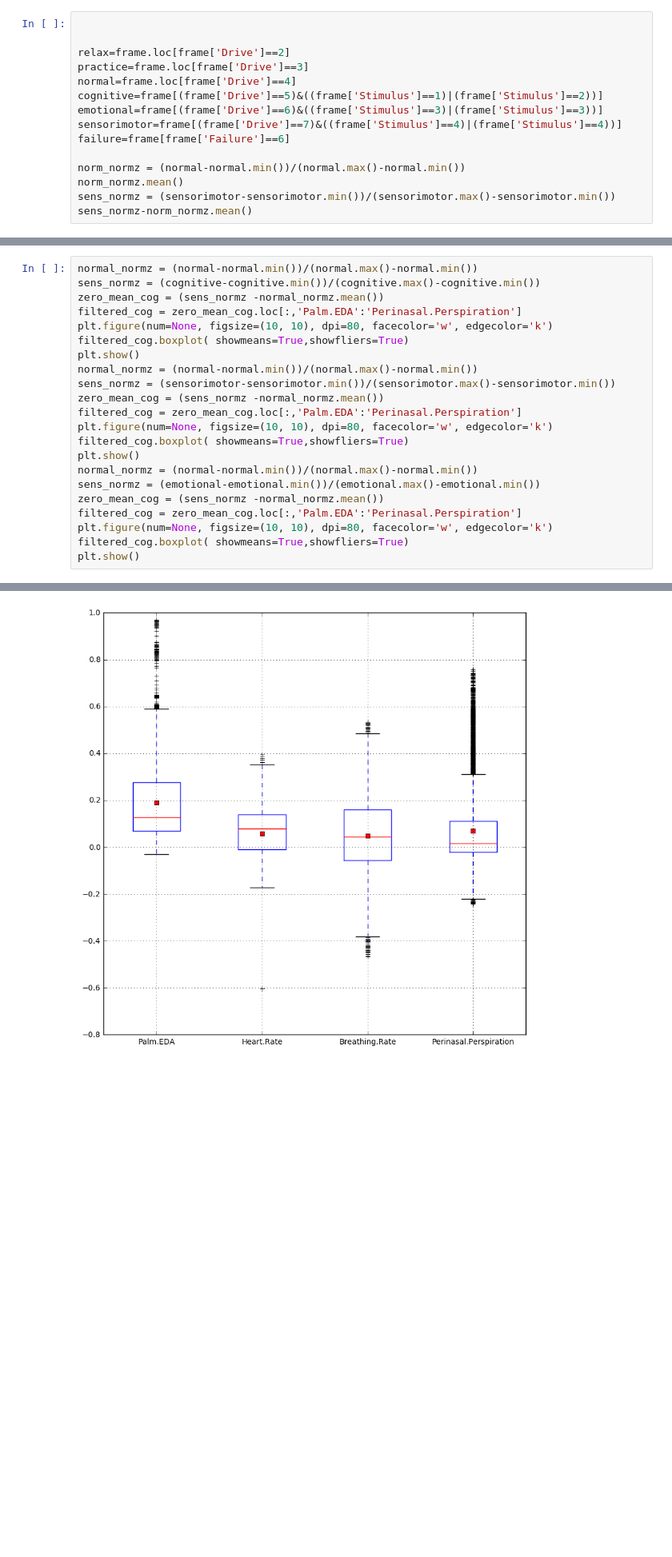
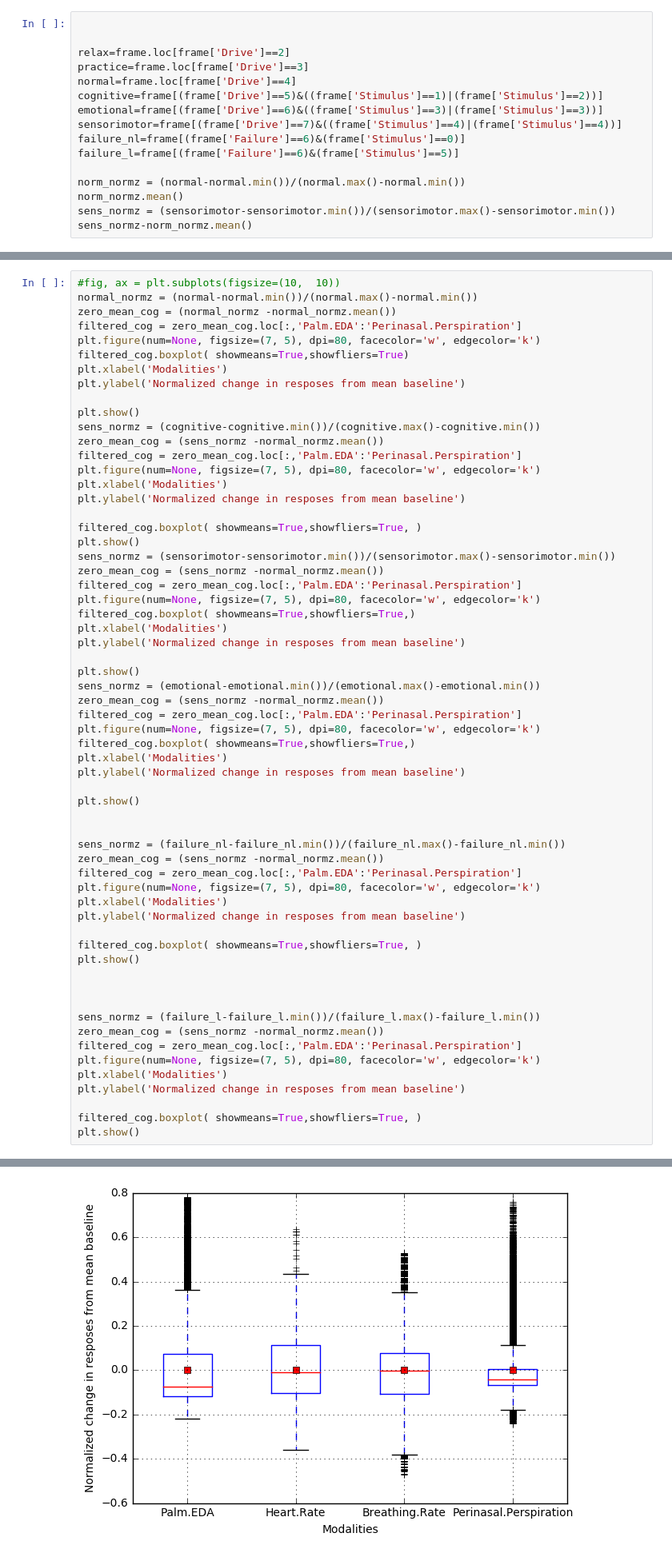
Before and after one commit to bhargavim1/Multimodal-stress-recognition, a Jupyter notebook: data_recog.ipynb, the cells around one changed output, grey strips where cells are left out. Shown at 80% size. Cells and saved outputs as stored; diff of their text form; blank space fills up the shorter version.

Commit message:
Added comparison of modalities

```diff
--- a/data_recog.ipynb
+++ b/data_recog.ipynb
@@ -223,7 +255,8 @@ normal=frame.loc[frame['Drive']==4]
 cognitive=frame[(frame['Drive']==5)&((frame['Stimulus']==1)|(frame['Stimulus']==2))]
 emotional=frame[(frame['Drive']==6)&((frame['Stimulus']==3)|(frame['Stimulus']==3))]
 sensorimotor=frame[(frame['Drive']==7)&((frame['Stimulus']==4)|(frame['Stimulus']==4))]
-failure=frame[frame['Failure']==6]
+failure_nl=frame[(frame['Failure']==6)&(frame['Stimulus']==0)]
+failure_l=frame[(frame['Failure']==6)&(frame['Stimulus']==5)]
 
 norm_normz = (normal-normal.min())/(normal.max()-normal.min())
 norm_normz.mean()
@@ -263,30 +284,69 @@ The default value for 'return_type' will change to 'axes' in a future release.
 # %%
+#fig, ax = plt.subplots(figsize=(10,  10))
 normal_normz = (normal-normal.min())/(normal.max()-normal.min())
+zero_mean_cog = (normal_normz -normal_normz.mean())
+filtered_cog = zero_mean_cog.loc[:,'Palm.EDA':'Perinasal.Perspiration']
+plt.figure(num=None, figsize=(7, 5), dpi=80, facecolor='w', edgecolor='k')
+filtered_cog.boxplot( showmeans=True,showfliers=True)
+plt.xlabel('Modalities')
+plt.ylabel('Normalized change in resposes from mean baseline')
+
+plt.show()
 sens_normz = (cognitive-cognitive.min())/(cognitive.max()-cognitive.min())
 zero_mean_cog = (sens_normz -normal_normz.mean())
 filtered_cog = zero_mean_cog.loc[:,'Palm.EDA':'Perinasal.Perspiration']
-plt.figure(num=None, figsize=(10, 10), dpi=80, facecolor='w', edgecolor='k')
-filtered_cog.boxplot( showmeans=True,showfliers=True)
+plt.figure(num=None, figsize=(7, 5), dpi=80, facecolor='w', edgecolor='k')
+plt.xlabel('Modalities')
+plt.ylabel('Normalized change in resposes from mean baseline')
+
+filtered_cog.boxplot( showmeans=True,showfliers=True, )
 plt.show()
-normal_normz = (normal-normal.min())/(normal.max()-normal.min())
 sens_normz = (sensorimotor-sensorimotor.min())/(sensorimotor.max()-sensorimotor.min())
 zero_mean_cog = (sens_normz -normal_normz.mean())
 filtered_cog = zero_mean_cog.loc[:,'Palm.EDA':'Perinasal.Perspiration']
-plt.figure(num=None, figsize=(10, 10), dpi=80, facecolor='w', edgecolor='k')
-filtered_cog.boxplot( showmeans=True,showfliers=True)
+plt.figure(num=None, figsize=(7, 5), dpi=80, facecolor='w', edgecolor='k')
+filtered_cog.boxplot( showmeans=True,showfliers=True,)
+plt.xlabel('Modalities')
+plt.ylabel('Normalized change in resposes from mean baseline')
+
 plt.show()
-normal_normz = (normal-normal.min())/(normal.max()-normal.min())
 sens_normz = (emotional-emotional.min())/(emotional.max()-emotional.min())
 zero_mean_cog = (sens_normz -normal_normz.mean())
 filtered_cog = zero_mean_cog.loc[:,'Palm.EDA':'Perinasal.Perspiration']
-plt.figure(num=None, figsize=(10, 10), dpi=80, facecolor='w', edgecolor='k')
-filtered_cog.boxplot( showmeans=True,showfliers=True)
+plt.figure(num=None, figsize=(7, 5), dpi=80, facecolor='w', edgecolor='k')
+filtered_cog.boxplot( showmeans=True,showfliers=True,)
+plt.xlabel('Modalities')
+plt.ylabel('Normalized change in resposes from mean baseline')
+
 plt.show()
+
+
+sens_normz = (failure_nl-failure_nl.min())/(failure_nl.max()-failure_nl.min())
+zero_mean_cog = (sens_normz -normal_normz.mean())
+filtered_cog = zero_mean_cog.loc[:,'Palm.EDA':'Perinasal.Perspiration']
+plt.figure(num=None, figsize=(7, 5), dpi=80, facecolor='w', edgecolor='k')
+plt.xlabel('Modalities')
+plt.ylabel('Normalized change in resposes from mean baseline')
+
+filtered_cog.boxplot( showmeans=True,showfliers=True, )
+plt.show()
+
+
+
+sens_normz = (failure_l-failure_l.min())/(failure_l.max()-failure_l.min())
+zero_mean_cog = (sens_normz -normal_normz.mean())
+filtered_cog = zero_mean_cog.loc[:,'Palm.EDA':'Perinasal.Perspiration']
+plt.figure(num=None, figsize=(7, 5), dpi=80, facecolor='w', edgecolor='k')
+plt.xlabel('Modalities')
+plt.ylabel('Normalized change in resposes from mean baseline')
+
+filtered_cog.boxplot( showmeans=True,showfliers=True, )
+plt.show()
 # %% [output]
 The default value for 'return_type' will change to 'axes' in a future release.
  To use the future behavior now, set return_type='axes'.
  To keep the previous behavior and silence this warning, set return_type='dict'.
-[figure, old version]
+[figure, new version]
 The default value for 'return_type' will change to 'axes' in a future release.
  To use the future behavior now, set return_type='axes'.
  To keep the previous behavior and silence this warning, set return_type='dict'.
```
Also changed, not shown: parts of 15 cells of this notebook.
